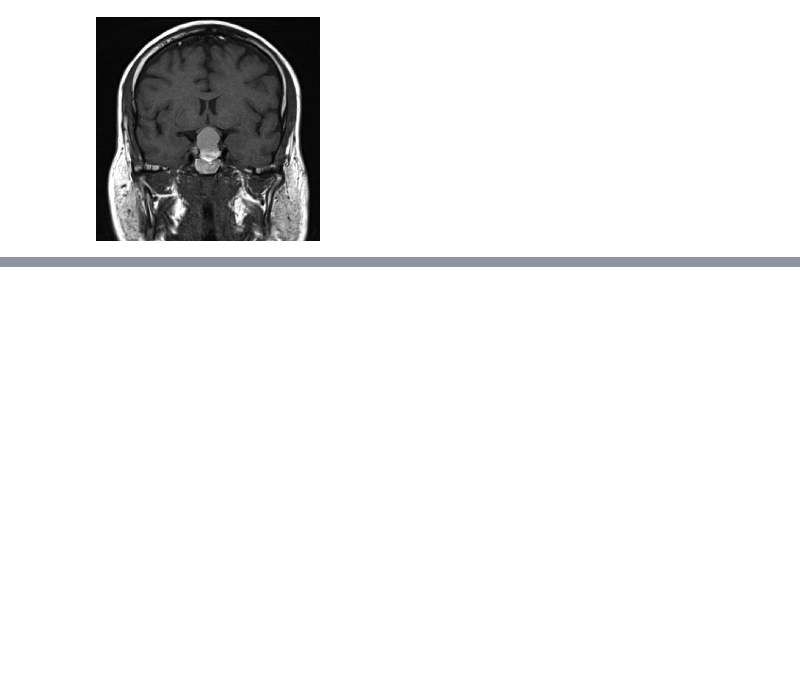
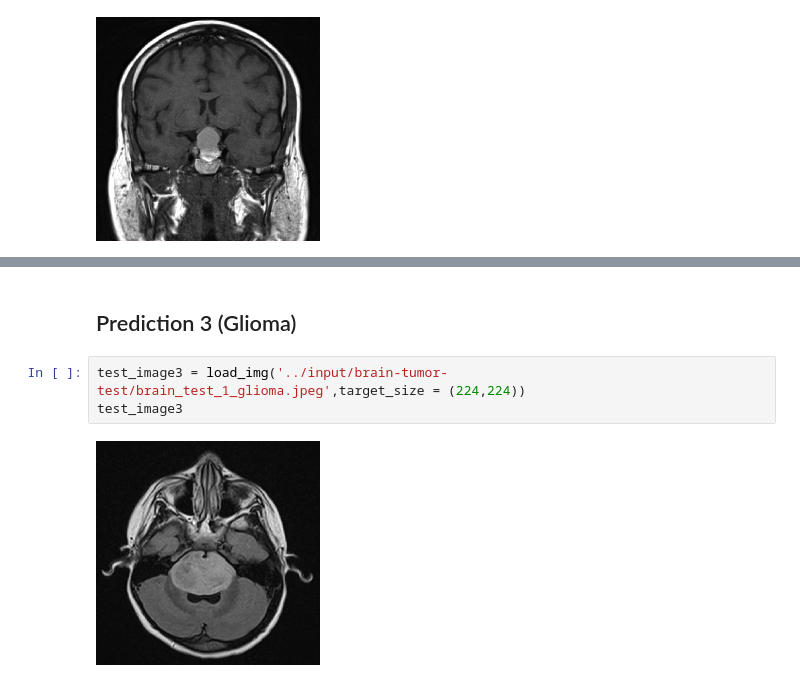
Before and after one commit to BugMasterArka/Practicing-Notebooks, a Jupyter notebook: brain-tumor-detection-classification.ipynb, the cells around one changed output, grey strips where cells are left out. Cells and saved outputs as stored; diff of their text form; blank space fills up the shorter version.

Commit message:
Kaggle Notebook | Brain Tumor Detection & Classification | Version 4

```diff
--- a/brain-tumor-detection-classification.ipynb
+++ b/brain-tumor-detection-classification.ipynb
@@ -370,0 +450,7 @@ adenoma
+# %% [markdown]
+## Prediction 3 (Glioma)
+# %%
+test_image3 = load_img('../input/brain-tumor-test/brain_test_1_glioma.jpeg',target_size = (224,224))
+test_image3
+# %% [output]
+[figure, added]
```
Also changed, not shown: parts of 40 cells of this notebook.
